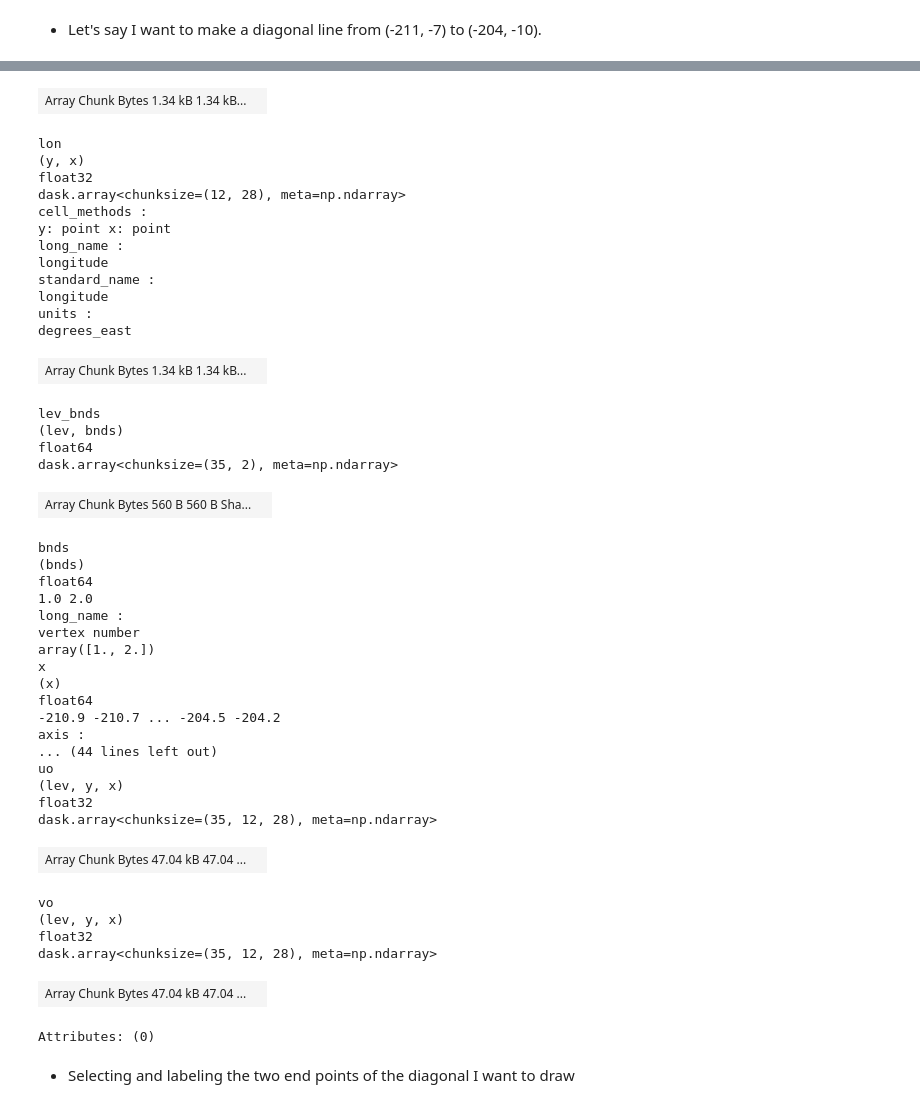
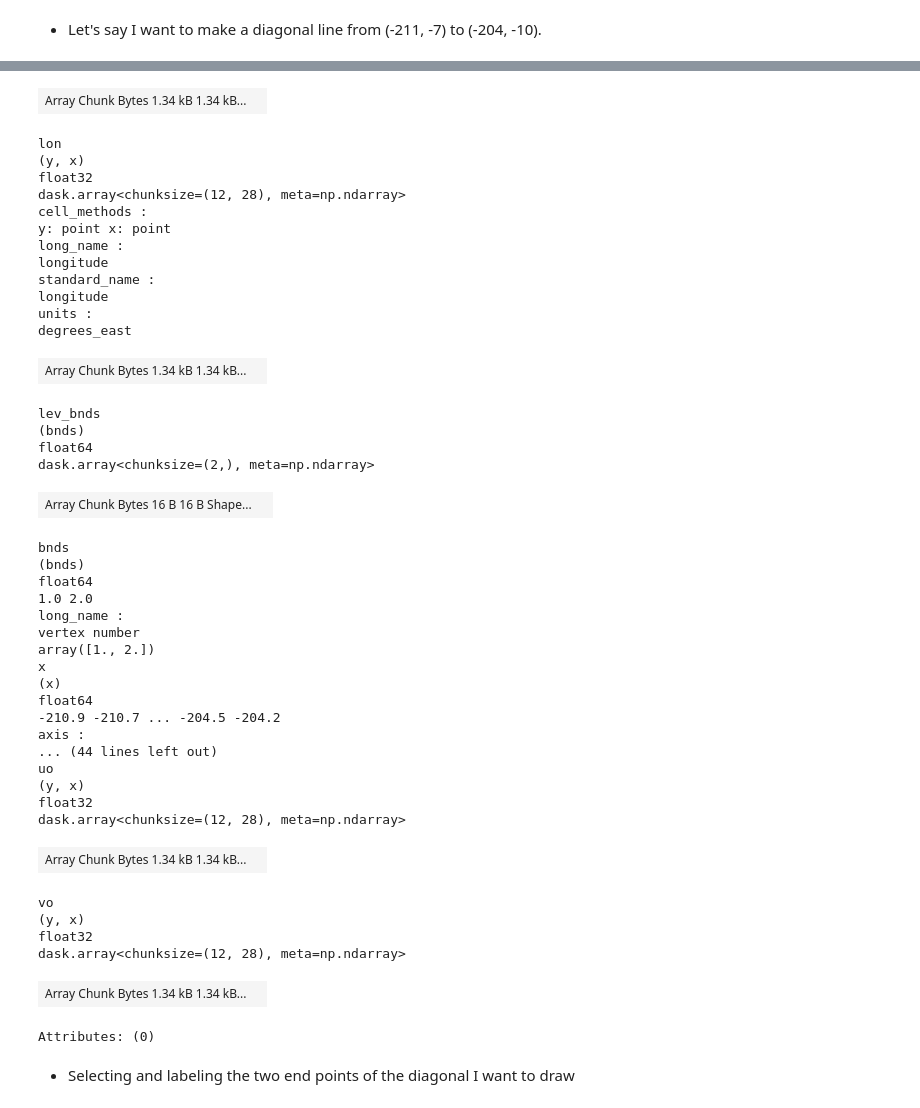
Before and after one commit to disandroa/Example-Notebooks, a Jupyter notebook: Initial Calculations/diag_cs.ipynb, the cells around one changed output, grey strips where cells are left out. Drawn from its saved outputs; the diff is of its cells as text; code cells hidden in the pictures.

```diff
--- a/Initial Calculations/diag_cs.ipynb
+++ b/Initial Calculations/diag_cs.ipynb
@@ -216,7 +216,7 @@ sol_map.plot(cmap='coolwarm')
 # %% [markdown]
 * Let's say I want to make a diagonal line from (-211, -7) to (-204, -10).
 # %%
-diag_cs = CM4_hist.sel(time='2012').mean(dim='time').sel(member_id='r1i1p1f1', y=slice(-10.0,-7.0)).sel(x=slice(-211,-204))
+diag_cs = CM4_hist.sel(time='2012').mean(dim='time').sel(lev='2.5',member_id='r1i1p1f1', y=slice(-10.0,-7.0)).sel(x=slice(-211,-204))
 diag_cs
 # %% [output]
 xarray.Dataset
@@ -227,36 +226,36 @@ x: 28
 y: 12
 Coordinates: (8)
 lat
 (y, x)
 float32
 dask.array<chunksize=(12, 28), meta=np.ndarray>
 cell_methods :
 y: point x: point
 long_name :
 latitude
 standard_name :
 latitude
 units :
 degrees_north
 | Array Chunk Bytes 1.34 kB 1.34 kB... |  |
 lon
 (y, x)
 float32
 dask.array<chunksize=(12, 28), meta=np.ndarray>
 cell_methods :
 y: point x: point
 long_name :
 longitude
 standard_name :
 longitude
 units :
 degrees_east
 | Array Chunk Bytes 1.34 kB 1.34 kB... |  |
 lev_bnds
-(lev, bnds)
+(bnds)
 float64
-dask.array<chunksize=(35, 2), meta=np.ndarray>
+dask.array<chunksize=(2,), meta=np.ndarray>
-| Array Chunk Bytes 560 B 560 B Sha... |  |
+| Array Chunk Bytes 16 B 16 B Shape... |  |
 bnds
 (bnds)
 float64
@@ -271,15 +270,15 @@ float64
 axis :
 ... (44 lines left out)
 uo
-(lev, y, x)
+(y, x)
 float32
-dask.array<chunksize=(35, 12, 28), meta=np.ndarray>
+dask.array<chunksize=(12, 28), meta=np.ndarray>
-| Array Chunk Bytes 47.04 kB 47.04 ... |  |
+| Array Chunk Bytes 1.34 kB 1.34 kB... |  |
 vo
-(lev, y, x)
+(y, x)
 float32
-dask.array<chunksize=(35, 12, 28), meta=np.ndarray>
+dask.array<chunksize=(12, 28), meta=np.ndarray>
-| Array Chunk Bytes 47.04 kB 47.04 ... |  |
+| Array Chunk Bytes 1.34 kB 1.34 kB... |  |
 Attributes: (0)
 # %% [markdown]
 * Selecting and labeling the two end points of the diagonal I want to draw
```
Also changed, not shown: parts of 5 cells of this notebook.
